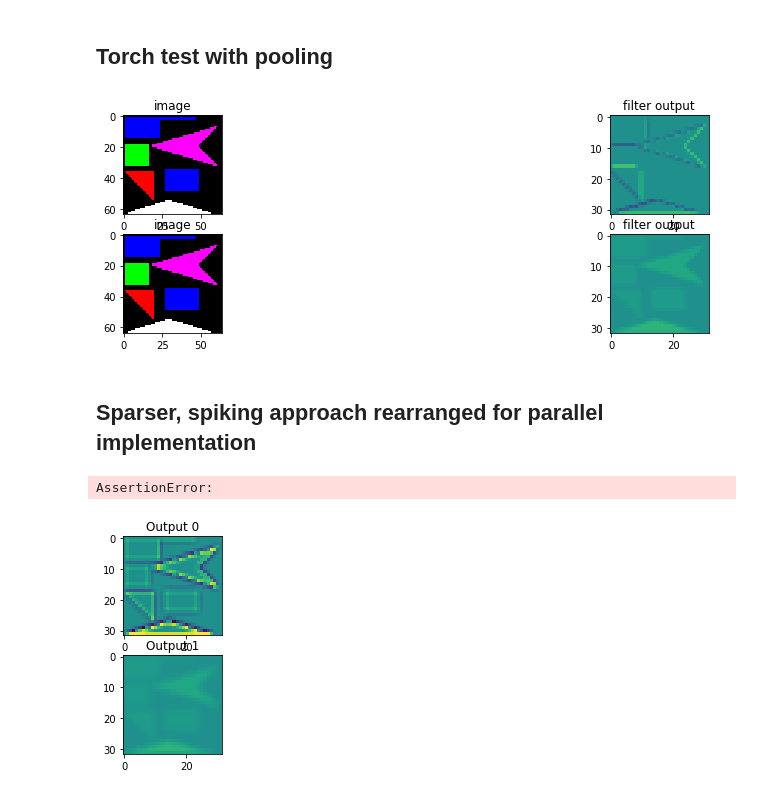
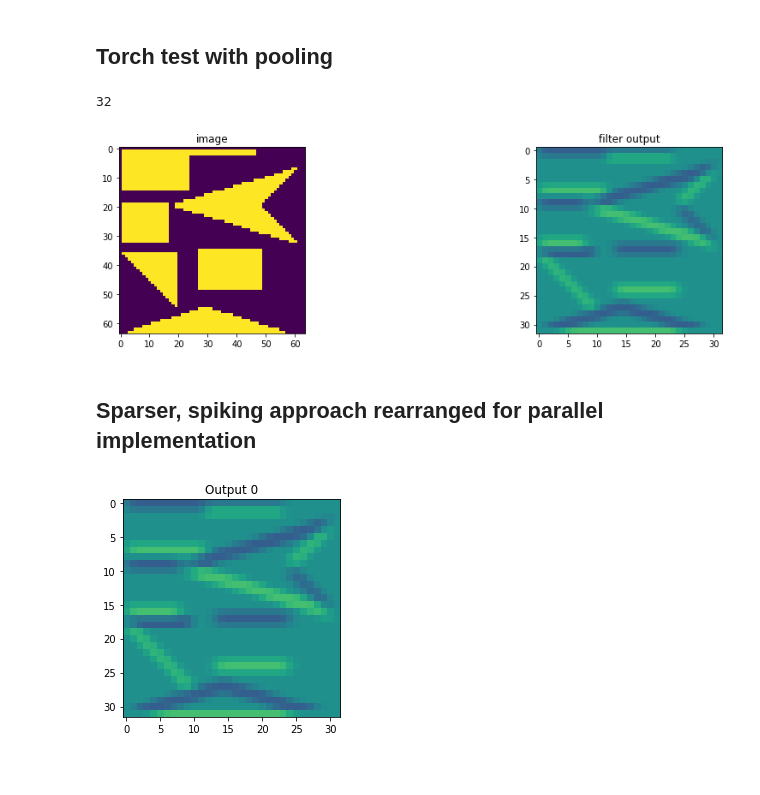
Before and after one commit to neworderofjamie/conv_test, a Jupyter notebook: toeplitz_sparse.ipynb, the cells around one changed output. Cells and saved outputs as stored; diff of their text form; code cells hidden in the pictures; blank space fills up the shorter version.

```diff
--- a/toeplitz_sparse.ipynb
+++ b/toeplitz_sparse.ipynb
@@ -8,8 +8,8 @@ from scipy.linalg import toeplitz
 ## Test data
 # %%
 INPUT_SIZE = 64
-INPUT_CHANNELS = 3
-OUTPUT_CHANNELS = 2
+INPUT_CHANNELS = 1
+OUTPUT_CHANNELS = 1
 
 if INPUT_CHANNELS == 1:
     spike_indices = np.asarray([65,   66,   67,   68,   69,   70,   71,   72,   73,   74,   75,
@@ -177,14 +177,14 @@ if INPUT_CHANNELS == 1:
     if OUTPUT_CHANNELS == 1:
         filt = np.asarray([[[[1,   2, 1],
                              [0,   0, 0],
-                             [-1, -2, -1]]]])
+                             [-1, -2, -1]]]], dtype=float)
     elif OUTPUT_CHANNELS == 2:
         filt = np.asarray([[[[1,   2, 1],
                              [0,   0, 0],
                              [-1, -2, -1]]],
                            [[[0.1111, 0.1111, 0.1111],
                              [0.1111, 0.1111,  0.1111],
-                             [0.1111, 0.1111, 0.1111]]]])
+                             [0.1111, 0.1111, 0.1111]]]], dtype=float)
     else:
         assert False
 elif INPUT_CHANNELS == 3:
@@ -473,7 +473,7 @@ elif INPUT_CHANNELS == 3:
                              [-1.0, -2.0, -1.0]],
                             [[-1.0, -1.0, -1.0],
                              [-1.0, 8.0,  -1.0],
-                             [-1.0, -1.0, -1.0]]]])
+                             [-1.0, -1.0, -1.0]]]], dtype=float)
     elif OUTPUT_CHANNELS == 2:
         filt = np.asarray([[[[1,   0, -1],
                              [2,   0, -2],
@@ -492,7 +492,7 @@ elif INPUT_CHANNELS == 3:
                              [0.1111, 0.1111, 0.1111]],
                             [[0.1111, 0.1111, 0.1111],
                              [0.1111, 0.1111,  0.1111],
-                             [0.1111, 0.1111, 0.1111]]]])
+                             [0.1111, 0.1111, 0.1111]]]], dtype=float)
     else:
         assert False
 else:
@@ -506,11 +506,11 @@ CONV_KERNEL_SIZE = filt.shape[2]
 FULL_CONV_OUTPUT_SIZE = INPUT_SIZE + filt.shape[2] - 1
 
 # Same padding
-PAD = (CONV_KERNEL_SIZE - 1) // 2
+CONV_PAD = (CONV_KERNEL_SIZE - 1) // 2
 CONV_OUTPUT_SIZE = INPUT_SIZE
 
 # Valid padding
-#PAD = 0
+#CONV_PAD = 0
 #CONV_OUTPUT_SIZE = INPUT_SIZE - CONV_KERNEL_SIZE + 1
 # %% [markdown]
 ## PyTorch test
@@ -526,7 +526,7 @@ image_torch = np.rollaxis(image, 2)
 image_torch = np.expand_dims(image_torch, axis=0)
 
 # Perform convolution
-conv_output_torch = conv2d(torch.tensor(image_torch), torch.tensor(filt), padding=PAD).numpy()
+conv_output_torch = conv2d(torch.tensor(image_torch), torch.tensor(filt), padding=CONV_PAD).numpy()
 assert conv_output_torch.shape[2] == CONV_OUTPUT_SIZE
 assert conv_output_torch.shape[3] == CONV_OUTPUT_SIZE
 
@@ -763,37 +752,37 @@ assert np.allclose(conv_output_torch.flatten(), square_sparser_parallel_spike_ou
 # Calculate "full" output size
 POOL_KERNEL_SIZE = 2
 POOL_STRIDE = 2
-POOL_CONV_INPUT_SIZE = int(np.ceil(float(INPUT_SIZE - POOL_KERNEL_SIZE + 1) / 2.0))
+POOL_CONV_INPUT_SIZE = int(np.ceil(float(INPUT_SIZE - POOL_KERNEL_SIZE + 1) / float(POOL_STRIDE)))
 FULL_POOL_CONV_OUTPUT_SIZE = POOL_CONV_INPUT_SIZE + filt.shape[2] - 1
 
-# Same padding
-PAD = (CONV_KERNEL_SIZE - 1) // 2
+# Same convolution padding
 POOL_CONV_OUTPUT_SIZE = POOL_CONV_INPUT_SIZE
 
-# Valid padding
-#PAD = 0
+# Valid convolution padding
 #POOL_CONV_OUTPUT_SIZE = POOL_CONV_INPUT_SIZE - CONV_KERNEL_SIZE + 1
 
+# Calculate required cropping
 POOL_OUTPUT_CROP = (FULL_POOL_CONV_OUTPUT_SIZE - POOL_CONV_OUTPUT_SIZE) // 2
 # %% [markdown]
 ## Torch test with pooling
 # %%
 # Perform convolution
-pool_output_torch = avg_pool2d(conv2d(torch.tensor(image_torch), torch.tensor(filt), padding=PAD), POOL_KERNEL_SIZE).numpy()
+pool_output_torch = conv2d(avg_pool2d(torch.tensor(image_torch), POOL_KERNEL_SIZE), torch.tensor(filt), padding=CONV_PAD).numpy()
 assert pool_output_torch.shape[2] == POOL_CONV_OUTPUT_SIZE
 assert pool_output_torch.shape[3] == POOL_CONV_OUTPUT_SIZE
+print(POOL_CONV_OUTPUT_SIZE)
 
-# Show results
 fig, axes = plt.subplots(OUTPUT_CHANNELS, 2, figsize=(16,4))
 for o in range(OUTPUT_CHANNELS):
     axes_row = axes[o] if OUTPUT_CHANNELS > 1 else axes
     axes_row[0].set_title("image")
     axes_row[0].imshow(image if INPUT_CHANNELS > 1 else image[:,:,0]);
 
     axes_row[1].set_title("filter output")
     axes_row[1].imshow(pool_output_torch[0,o,:,:], vmin=-10, vmax=10, interpolation="none")
 # %% [output]
+32
-[figure, old version]
+[figure, new version]
 # %% [markdown]
 ## Sparser, spiking approach rearranged for parallel implementation
 # %%
@@ -829,17 +818,16 @@ for kern_out_channel in range(filt.shape[0]):
                         post_ind = (post_row * POOL_CONV_OUTPUT_SIZE) + post_col
 
                         # Update output (coalesced reading of filter row and no collisions on atomic add)
-                        pool_sparser_parallel_spike_output[kern_out_channel,post_ind] += filter_channels[pre_chan]
+                        pool_sparser_parallel_spike_output[kern_out_channel,post_ind] += filter_channels[pool_pre_in_chan]
 
 square_pool_sparser_parallel_spike_output = np.reshape(pool_sparser_parallel_spike_output, (OUTPUT_CHANNELS, POOL_CONV_OUTPUT_SIZE, POOL_CONV_OUTPUT_SIZE))
 
 fig, axes = plt.subplots(OUTPUT_CHANNELS)
 for o in range(OUTPUT_CHANNELS):
     ax = axes[o] if OUTPUT_CHANNELS > 1 else axes
-    ax.imshow(square_pool_sparser_parallel_spike_output[o], vmin=-10, vmax=10)
+    ax.imshow(square_pool_sparser_parallel_spike_output[o], vmin=-10, vmax=10, interpolation="none")
     ax.set_title("Output %u" % o);
 
 assert np.allclose(pool_output_torch.flatten(), square_pool_sparser_parallel_spike_output.flatten())
 # %% [output]
-AssertionError:
-[figure, old version]
+[figure, new version]
```
Also changed, not shown: parts of 7 cells of this notebook.
